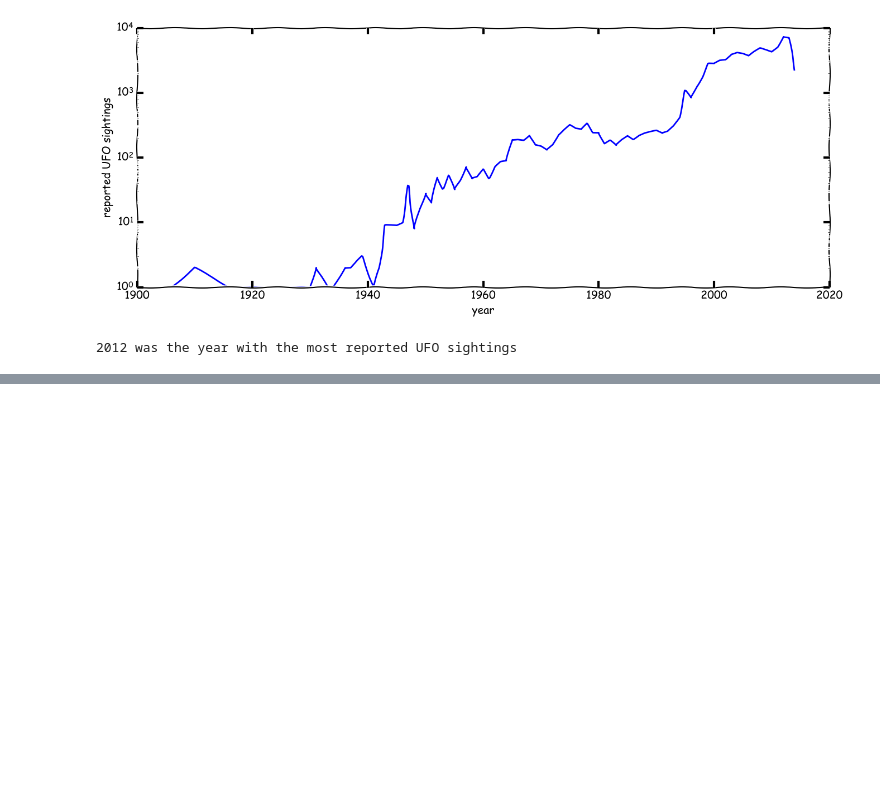
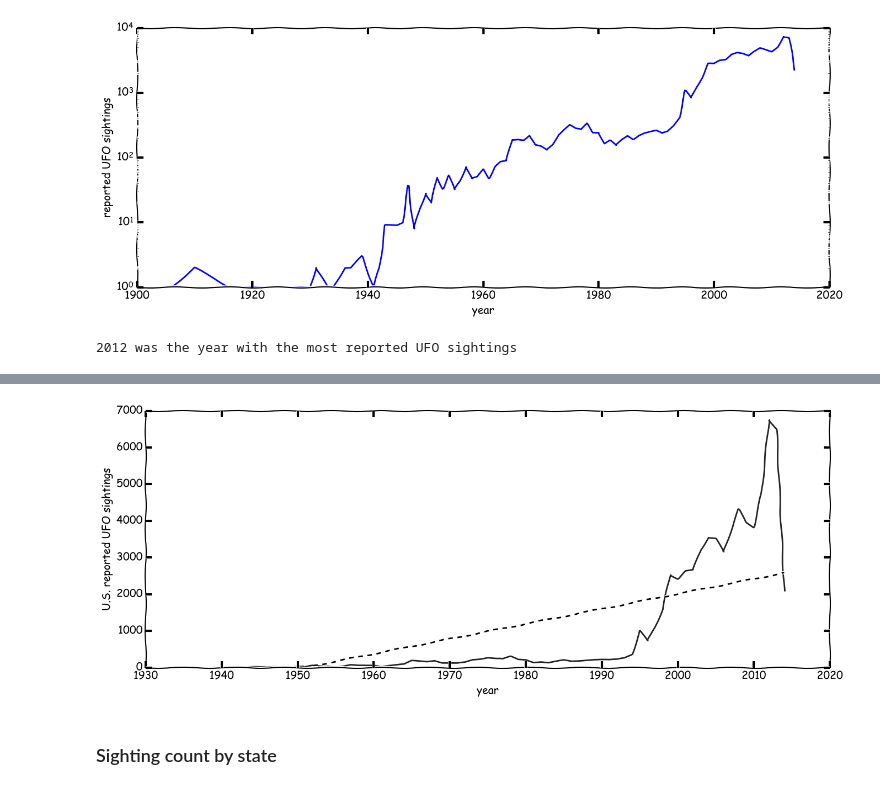
Before and after one commit to jonmadison/cf_dataanalysis, a Jupyter notebook: UFO sighting data.ipynb, the cells around one changed output, grey strips where cells are left out. Saved outputs shown, nothing was run; the diff lists cells and outputs as text; code cells hidden in the pictures; blank space fills up the shorter version.

```diff
--- a/UFO sighting data.ipynb
+++ b/UFO sighting data.ipynb
@@ -265,0 +323,2 @@ ufo.describe(include='all')
+# %%
+regress = LinearRegression()
@@ -265,0 +345,14 @@ ufo.describe(include='all')
+# %%
+plt.figure(figsize=(16,6))
+plt.plot(sighting_year[10:],sighting_count[10:], color="#222222")
+plt.xlabel("year")
+plt.ylabel("U.S. reported UFO sightings")
+plt.ylim(0)
+plt.plot(sighting_year[10:],
+         regress.predict(sighting_year[10:].reshape(-1, 1)),
+         color="black", linestyle="--")
+plt.show()
+# %% [output]
+[figure, added]
+# %% [markdown]
+### Sighting count by state
```
Also changed, not shown: parts of 49 cells of this notebook.
